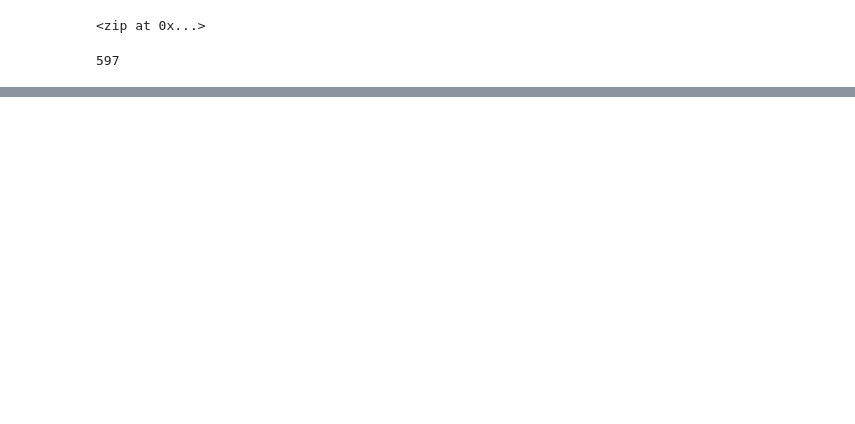
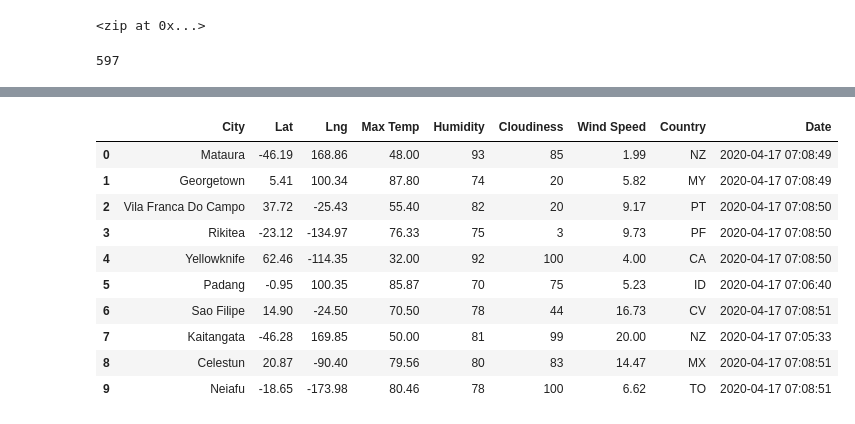
Before and after one commit to Gloriasc419/World_Weather_Analysis, a Jupyter notebook: WeatherPy.ipynb, the cells around one changed output, grey strips where cells are left out. Drawn from its saved outputs; the diff is of its cells as text; code cells hidden in the pictures; blank space fills up the shorter version.

```diff
--- a/WeatherPy.ipynb
+++ b/WeatherPy.ipynb
@@ -32,0 +132,16 @@ len(cities)
+# %%
+# Convert the array of dictionaries to a Pandas DataFrame.
+city_data_df = pd.DataFrame(city_data)
+city_data_df.head(10)
+# %% [output]
+|  | City | Lat | Lng | Max Temp | Humidity | Cloudiness | Wind Speed | Country | Date |
+| 0 | Mataura | -46.19 | 168.86 | 48.00 | 93 | 85 | 1.99 | NZ | 2020-04-17 07:08:49 |
+| 1 | Georgetown | 5.41 | 100.34 | 87.80 | 74 | 20 | 5.82 | MY | 2020-04-17 07:08:49 |
+| 2 | Vila Franca Do Campo | 37.72 | -25.43 | 55.40 | 82 | 20 | 9.17 | PT | 2020-04-17 07:08:50 |
+| 3 | Rikitea | -23.12 | -134.97 | 76.33 | 75 | 3 | 9.73 | PF | 2020-04-17 07:08:50 |
+| 4 | Yellowknife | 62.46 | -114.35 | 32.00 | 92 | 100 | 4.00 | CA | 2020-04-17 07:08:50 |
+| 5 | Padang | -0.95 | 100.35 | 85.87 | 70 | 75 | 5.23 | ID | 2020-04-17 07:06:40 |
+| 6 | Sao Filipe | 14.90 | -24.50 | 70.50 | 78 | 44 | 16.73 | CV | 2020-04-17 07:08:51 |
+| 7 | Kaitangata | -46.28 | 169.85 | 50.00 | 81 | 99 | 20.00 | NZ | 2020-04-17 07:05:33 |
+| 8 | Celestun | 20.87 | -90.40 | 79.56 | 80 | 83 | 14.47 | MX | 2020-04-17 07:08:51 |
+| 9 | Neiafu | -18.65 | -173.98 | 80.46 | 78 | 100 | 6.62 | TO | 2020-04-17 07:08:51 |
```
Also changed, not shown: parts of 7 cells of this notebook, 2 other files.
